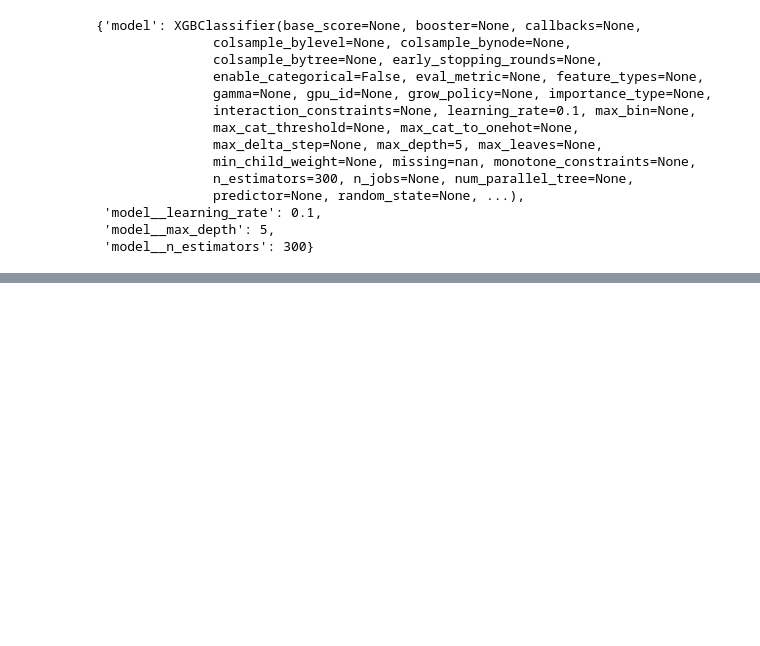
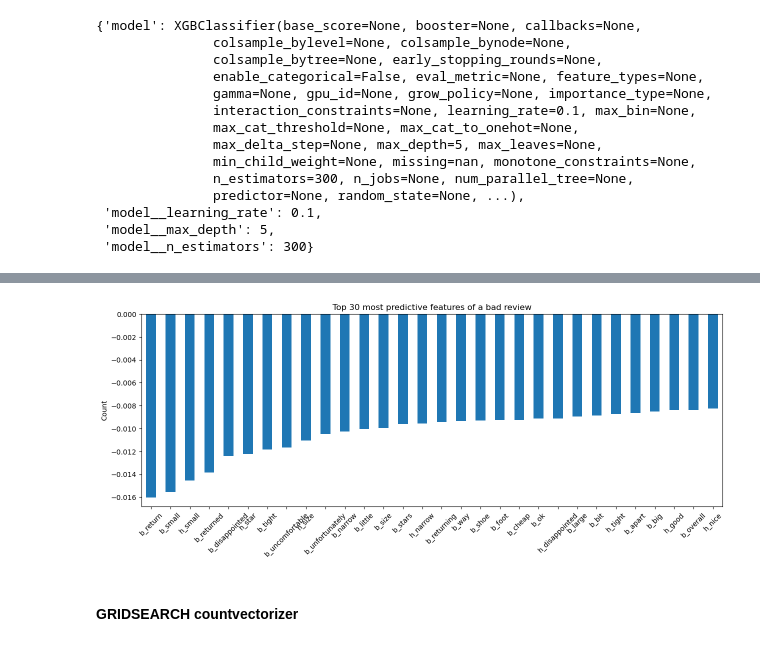
Before and after one commit to b8luong/Amazon-Reviews-Capstone, a Jupyter notebook: Basic Modeling.ipynb, the cells around one changed output, grey strips where cells are left out. Drawn from its saved outputs; the diff is of its cells as text; code cells hidden in the pictures; blank space fills up the shorter version.

```diff
--- a/Modeling.ipynb
+++ b/Basic Modeling.ipynb
@@ -771,0 +1086,11 @@ weighted avg       0.79      0.79      0.78     10000
+# %%
+word_counts = pd.DataFrame({"counts":log2.coef_[0]}, index=combined_train.columns).sort_values("counts", ascending=True)
+word_counts.head(30).plot(kind="bar", figsize=(15, 5), legend=False)
+plt.title("Top 30 most predictive features of a bad review")
+plt.ylabel("Count")
+plt.xticks(rotation=45)
+plt.show()
+# %% [output]
+[figure, added]
+# %% [markdown]
+#### GRIDSEARCH countvectorizer
```
Also changed, not shown: parts of 92 cells of this notebook, 3 other files.
